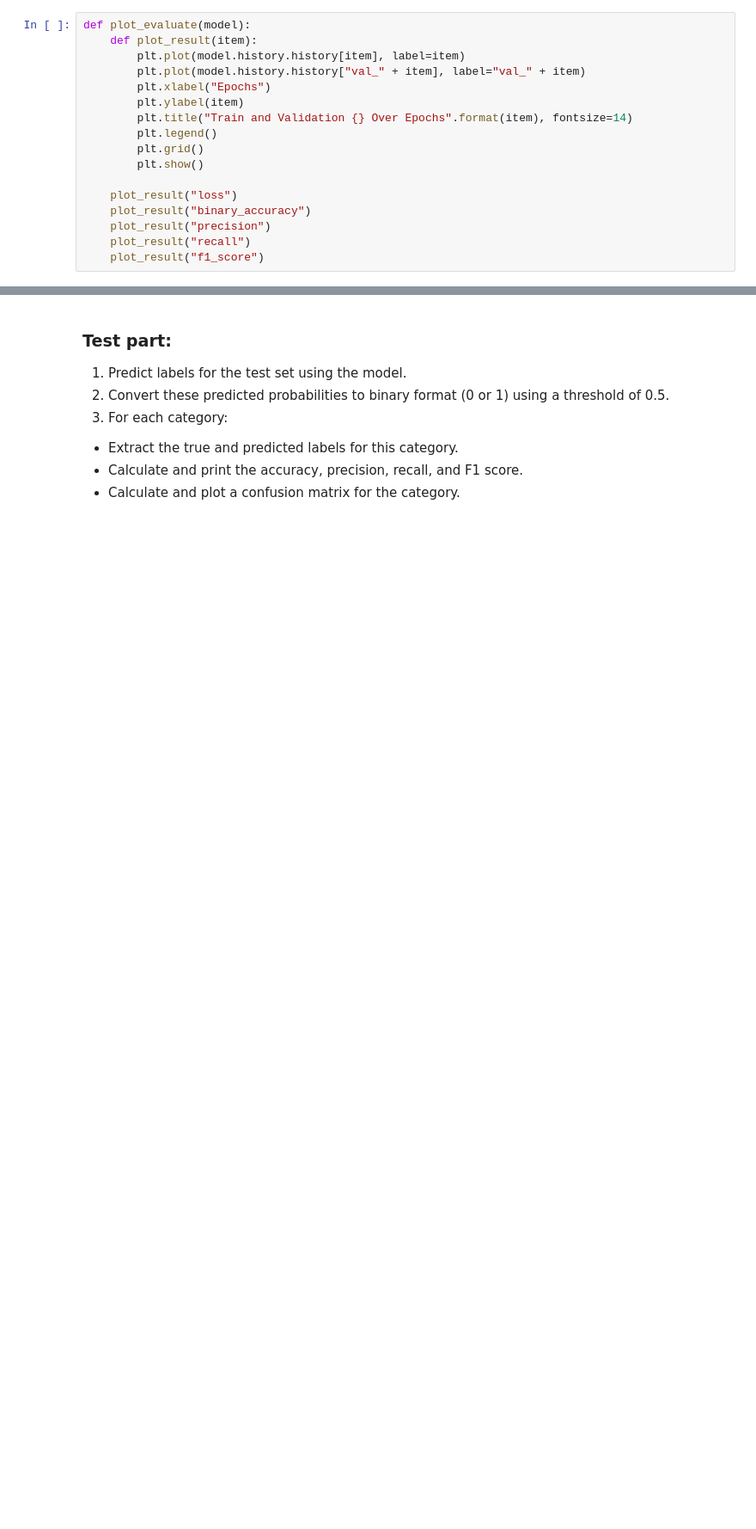
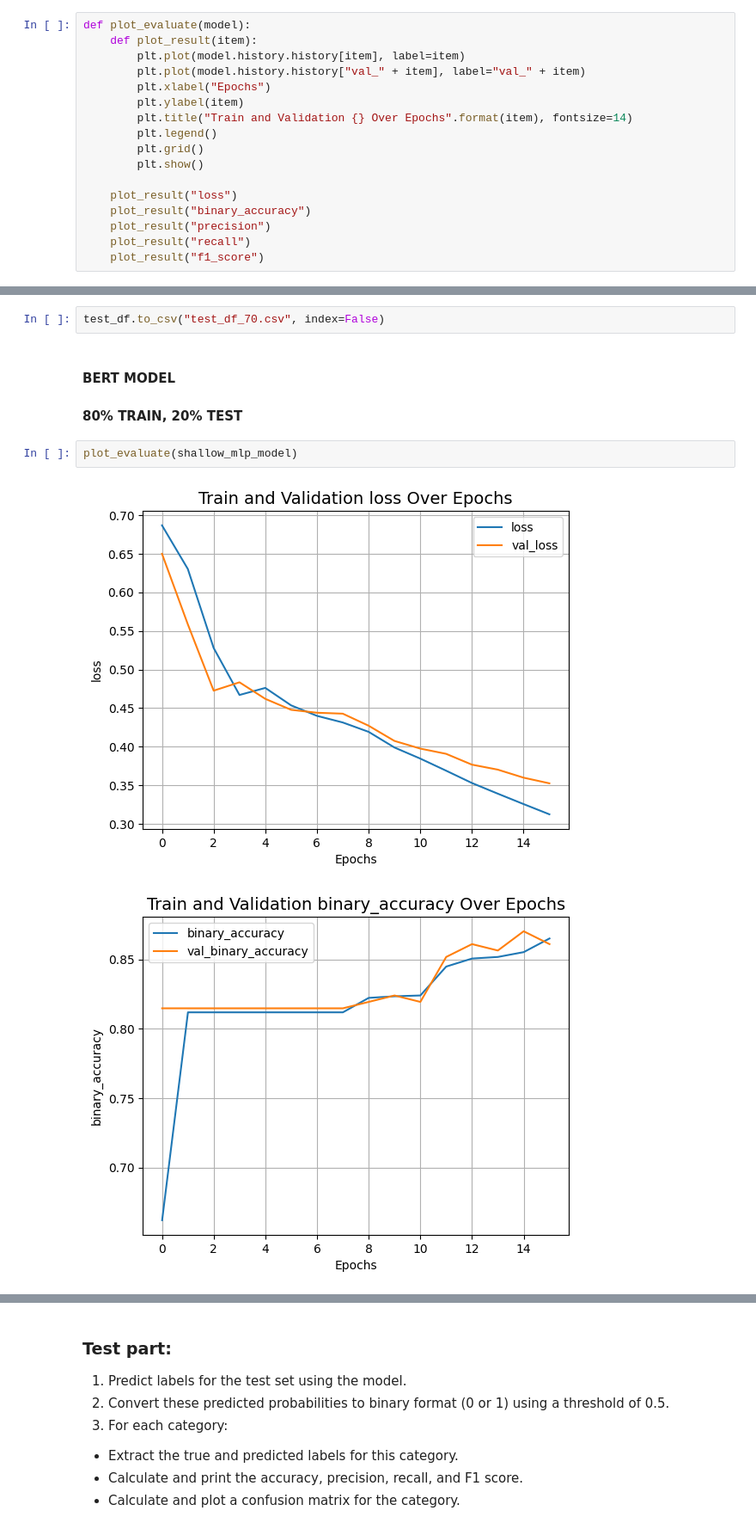
Before and after one commit to renanarimon/ProBogota, a Jupyter notebook: Text_Class.ipynb, the cells around one changed output, grey strips where cells are left out. Shown: that part at 86% size. Saved outputs shown, nothing was run; the diff lists cells and outputs as text; blank space fills up the shorter version.

```diff
--- a/Text_Class.ipynb
+++ b/Text_Class.ipynb
@@ -571,0 +597,10 @@ def plot_evaluate(model):
+# %%
+test_df.to_csv("test_df_70.csv", index=False)
+# %% [markdown]
+#### BERT MODEL
+#### 80% TRAIN, 20% TEST
+# %%
+plot_evaluate(shallow_mlp_model)
+# %% [output]
+[figure, added]
+[figure, added]
```
Also changed, not shown: parts of 20 cells of this notebook.
